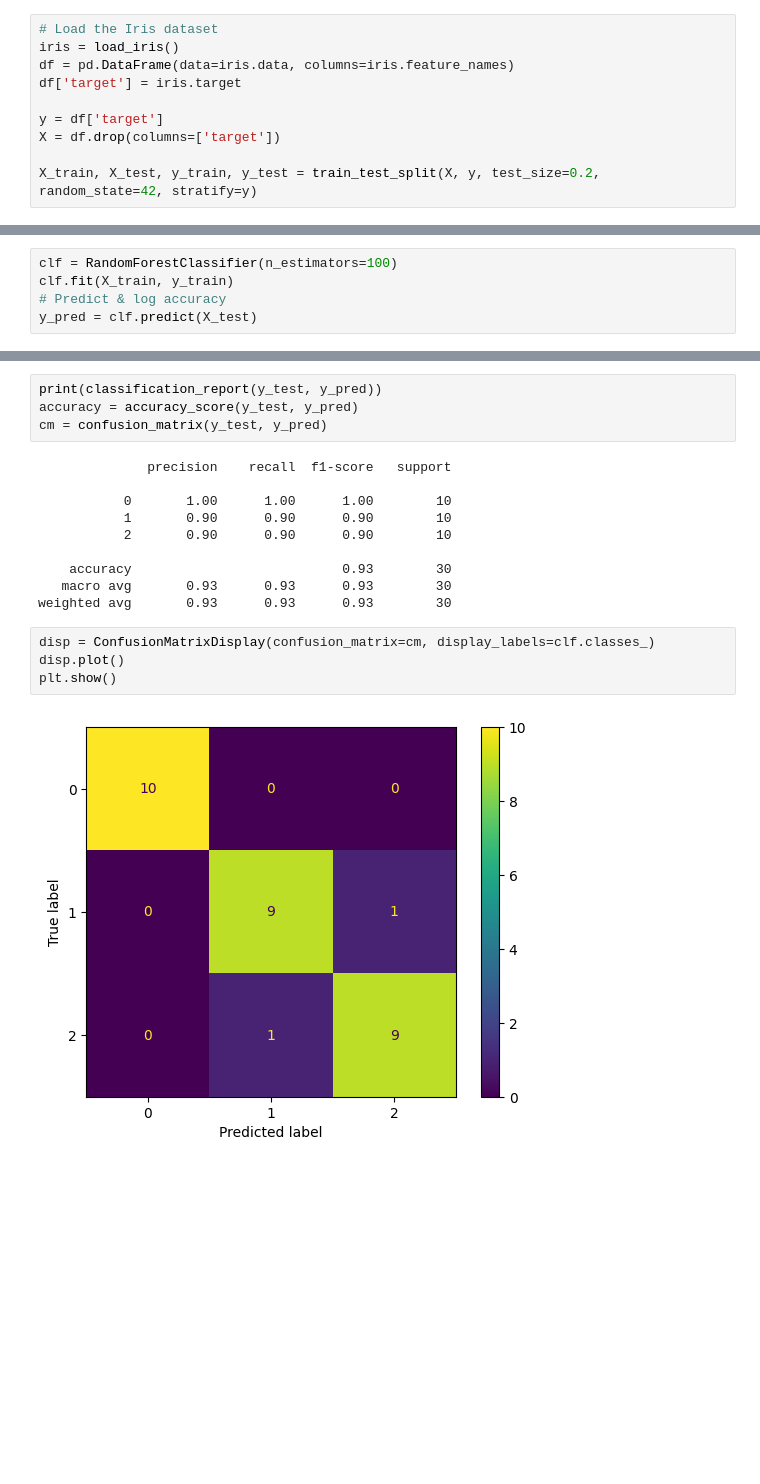
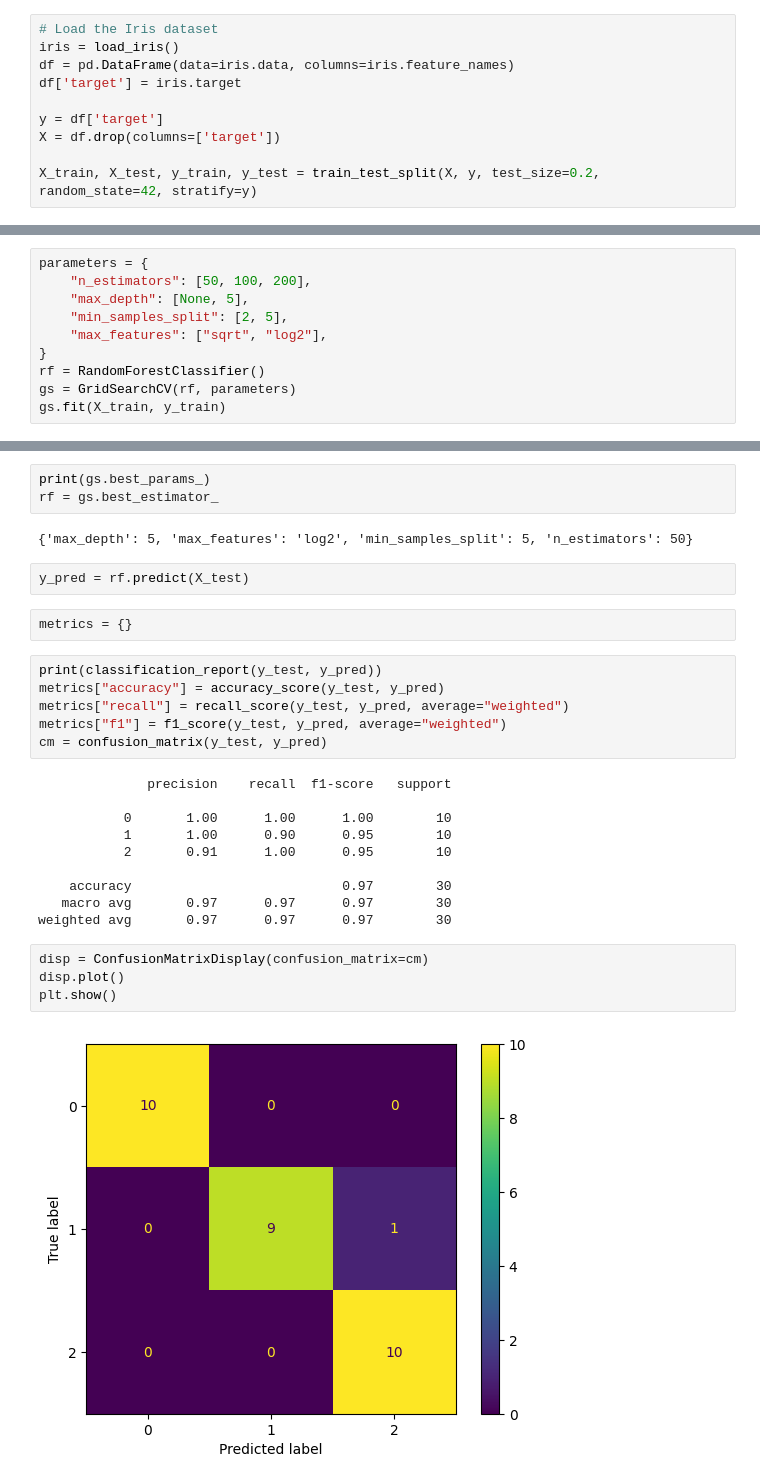
Before and after one commit to Cejs007/AI8028-MLFlow, a Jupyter notebook: main.ipynb, the cells around one changed output, grey strips where cells are left out. Saved outputs shown, nothing was run; the diff lists cells and outputs as text; blank space fills up the shorter version.

Commit message:
mlflow for single model + param grid

```diff
--- a/main.ipynb
+++ b/main.ipynb
@@ -26,5 +38,10 @@ X_train, X_test, y_train, y_test = train_test_split(X, y, test_size=0.2, random_
 # %%
-clf = RandomForestClassifier(n_estimators=100)
-clf.fit(X_train, y_train)
-# Predict & log accuracy
-y_pred = clf.predict(X_test)
+parameters = {
+    "n_estimators": [50, 100, 200],
+    "max_depth": [None, 5],
+    "min_samples_split": [2, 5],
+    "max_features": ["sqrt", "log2"],
+}
+rf = RandomForestClassifier()
+gs = GridSearchCV(rf, parameters)
+gs.fit(X_train, y_train)
@@ -31,20 +54,31 @@ y_pred = clf.predict(X_test)
+# %%
+print(gs.best_params_)
+rf = gs.best_estimator_
+# %% [output]
+{'max_depth': 5, 'max_features': 'log2', 'min_samples_split': 5, 'n_estimators': 50}
+# %%
+y_pred = rf.predict(X_test)
+# %%
+metrics = {}
 # %%
 print(classification_report(y_test, y_pred))
-accuracy = accuracy_score(y_test, y_pred)
+metrics["accuracy"] = accuracy_score(y_test, y_pred)
+metrics["recall"] = recall_score(y_test, y_pred, average="weighted")
+metrics["f1"] = f1_score(y_test, y_pred, average="weighted")
 cm = confusion_matrix(y_test, y_pred)
 # %% [output]
               precision    recall  f1-score   support
 
            0       1.00      1.00      1.00        10
-           1       0.90      0.90      0.90        10
-           2       0.90      0.90      0.90        10
+           1       1.00      0.90      0.95        10
+           2       0.91      1.00      0.95        10
 
-    accuracy                           0.93        30
-   macro avg       0.93      0.93      0.93        30
-weighted avg       0.93      0.93      0.93        30
+    accuracy                           0.97        30
+   macro avg       0.97      0.97      0.97        30
+weighted avg       0.97      0.97      0.97        30
 # %%
-disp = ConfusionMatrixDisplay(confusion_matrix=cm, display_labels=clf.classes_)
+disp = ConfusionMatrixDisplay(confusion_matrix=cm)
 disp.plot()
 plt.show()
 # %% [output]
-[figure, old version]
+[figure, new version]
```
Also changed, not shown: parts of 10 cells of this notebook, 1 other file.
